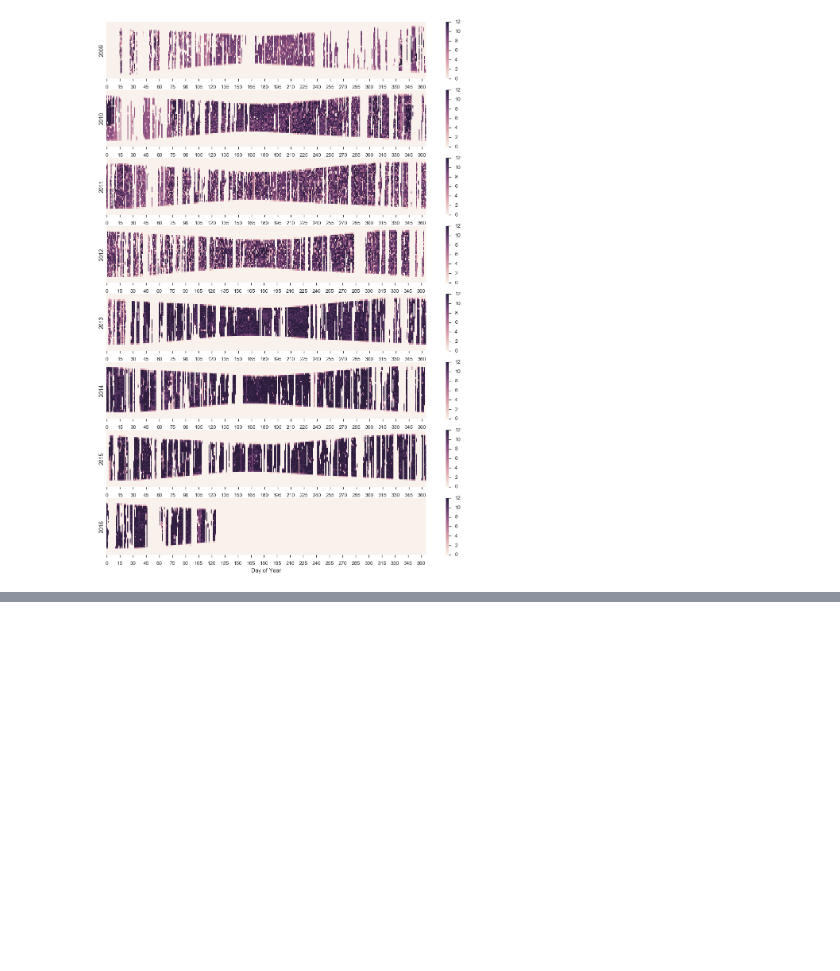
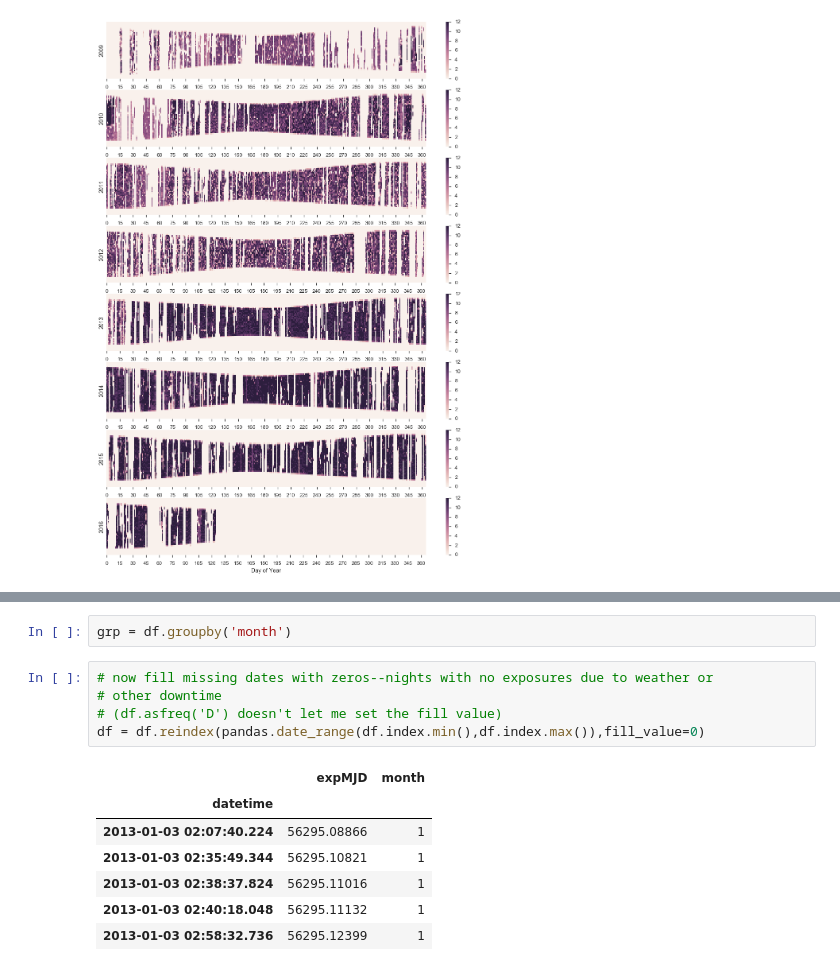
Before and after one commit to ZwickyTransientFacility/ztf_sim, a Jupyter notebook: notebooks/plot_simulator_inputs.ipynb, the cells around one changed output, grey strips where cells are left out. Saved outputs shown, nothing was run; the diff lists cells and outputs as text; blank space fills up the shorter version.

```diff
--- a/notebooks/plot_simulator_inputs.ipynb
+++ b/notebooks/plot_simulator_inputs.ipynb
@@ -74,0 +122,15 @@ plt.savefig('fig/PTF_exposure_blocks.png',bbox_inches='tight')
+# %%
+grp = df.groupby('month')
+# %%
+# now fill missing dates with zeros--nights with no exposures due to weather or
+# other downtime
+# (df.asfreq('D') doesn't let me set the fill value)
+df = df.reindex(pandas.date_range(df.index.min(),df.index.max()),fill_value=0)
+# %% [output]
+|  | expMJD | month |
+| datetime |  |  |
+| 2013-01-03 02:07:40.224 | 56295.08866 | 1 |
+| 2013-01-03 02:35:49.344 | 56295.10821 | 1 |
+| 2013-01-03 02:38:37.824 | 56295.11016 | 1 |
+| 2013-01-03 02:40:18.048 | 56295.11132 | 1 |
+| 2013-01-03 02:58:32.736 | 56295.12399 | 1 |
```
Also changed, not shown: parts of 9 cells of this notebook, 3 other files.
